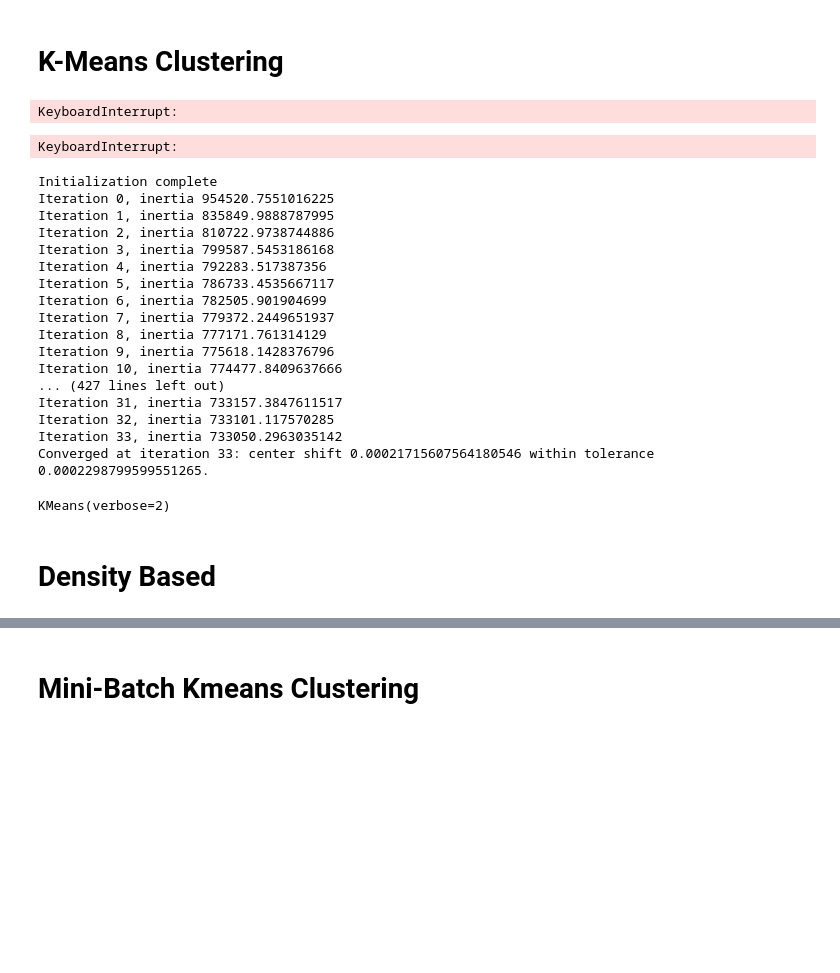
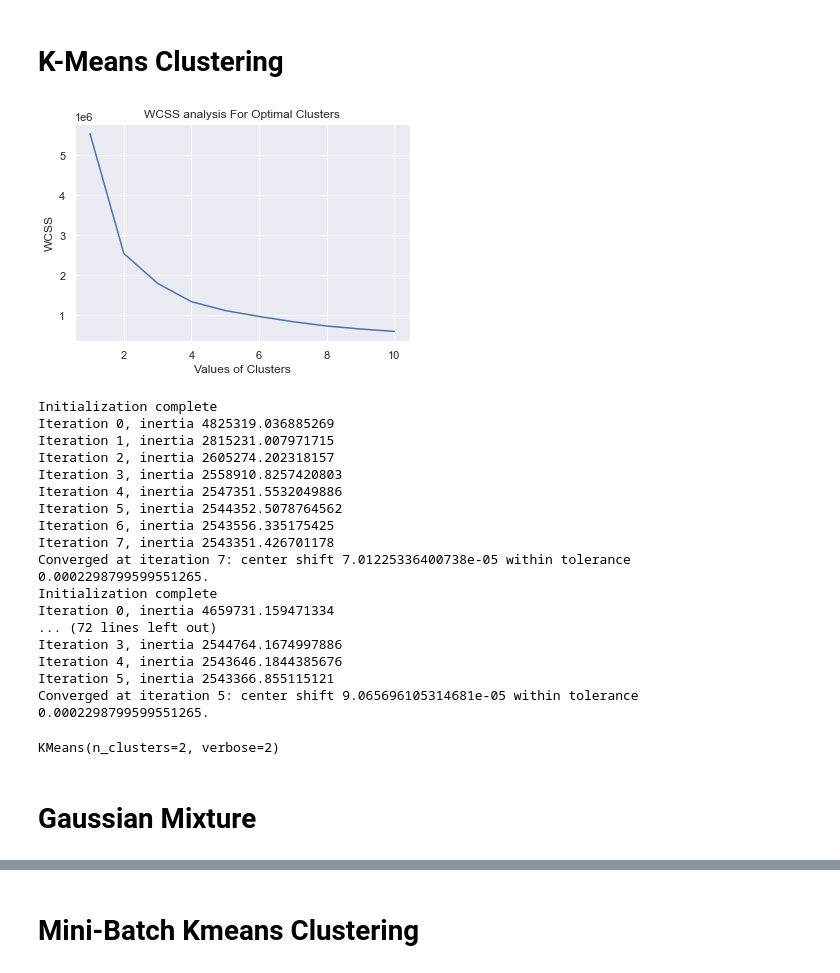
Before and after one commit to Shaeyi-lu/MLProject, a Jupyter notebook: Unsupervised Model.ipynb, the cells around one changed output, grey strips where cells are left out. Drawn from its saved outputs; the diff is of its cells as text; code cells hidden in the pictures; blank space fills up the shorter version.

Commit message:
Updated Clustering Models

```diff
--- a/Unsupervised Model.ipynb
+++ b/Unsupervised Model.ipynb
@@ -57,13 +51,3 @@ sns.heatmap(corr,mask=mask,vmin=-1,cmap='viridis',annot=False)
 # %% [output]
 <AxesSubplot:>
 [figure]
-# %%
-zerotoone = track_df[['acousticness','danceability','loudness','speechiness','energy','instrumentalness','liveness','valence','year']]
-dataframe=zerotoone.copy()
-dataframe_plot=dataframe[dataframe.year>1950]
-#dataframe_plot=dataframe_plot.reset_index(drop==True)
-dataframe_plot.set_index('year',inplace=True)
-
-sns.set_style('whitegrid')
-dataframe_plot.plot(figsize=(12,11),style='--')
-sns.despine(left=True,bottom=True)
@@ -142,52 +123,46 @@ pca_dfp=pca.transform(scaled_df)
 # %%
 from sklearn.cluster import KMeans
 from sklearn.metrics import silhouette_score
-# %%
-#k-means - find number of clusters
-
-range_n_clusters = [2, 3, 4, 5, 6, 7, 8]
-silhouette_avg = []
-for num_clusters in range_n_clusters:
-    kmeans = KMeans(n_clusters=num_clusters)
-    kmeans.fit(pca_dfp)
-    cluster_labels = kmeans.labels_
-# %% [output]
-KeyboardInterrupt:
+# %%
+wcss=[]
+for i in range(1,11):
+    kmeans=KMeans(n_clusters=i,random_state=0)
+    kmeans.fit(pca_dfp)
+    wcss.append(kmeans.inertia_)
 # %%
-# silhouette score
-silhouette_avg.append(silhouette_score(pca_dfp, cluster_labels))
-plt.plot(range_n_clusters,silhouette_avg,'bx-')
-plt.xlabel('Values of K')
-plt.ylabel('Silhouette score')
-plt.title('Silhouette analysis For Optimal k')
+sns.set()
+plt.plot(range(1,11),wcss)
+plt.xlabel('Values of Clusters')
+plt.ylabel('WCSS')
+plt.title('WCSS analysis For Optimal Clusters')
 plt.show()
 # %% [output]
-KeyboardInterrupt:
+[figure, added]
 # %%
-kmeans=KMeans(n_clusters=8 , verbose=2)
+kmeans=KMeans(n_clusters=2 , verbose=2)
 kmeans.fit(pca_dfp)
 # %% [output]
 Initialization complete
-Iteration 0, inertia 954520.7551016225
-Iteration 1, inertia 835849.9888787995
-Iteration 2, inertia 810722.9738744886
-Iteration 3, inertia 799587.5453186168
-Iteration 4, inertia 792283.517387356
-Iteration 5, inertia 786733.4535667117
-Iteration 6, inertia 782505.901904699
-Iteration 7, inertia 779372.2449651937
-Iteration 8, inertia 777171.761314129
-Iteration 9, inertia 775618.1428376796
-Iteration 10, inertia 774477.8409637666
-... (427 lines left out)
-Iteration 31, inertia 733157.3847611517
-Iteration 32, inertia 733101.117570285
-Iteration 33, inertia 733050.2963035142
-Converged at iteration 33: center shift 0.00021715607564180546 within tolerance 0.0002298799599551265.
+Iteration 0, inertia 4825319.036885269
+Iteration 1, inertia 2815231.007971715
+Iteration 2, inertia 2605274.202318157
+Iteration 3, inertia 2558910.8257420803
+Iteration 4, inertia 2547351.5532049886
+Iteration 5, inertia 2544352.5078764562
+Iteration 6, inertia 2543556.335175425
+Iteration 7, inertia 2543351.426701178
+Converged at iteration 7: center shift 7.01225336400738e-05 within tolerance 0.0002298799599551265.
+Initialization complete
+Iteration 0, inertia 4659731.159471334
+... (72 lines left out)
+Iteration 3, inertia 2544764.1674997886
+Iteration 4, inertia 2543646.1844385676
+Iteration 5, inertia 2543366.855115121
+Converged at iteration 5: center shift 9.065696105314681e-05 within tolerance 0.0002298799599551265.
-KMeans(verbose=2)
+KMeans(n_clusters=2, verbose=2)
 # %%
 spotify_kmeans=track_dfp.copy()
 spotify_kmeans['cluster_label']=kmeans.predict(pca_dfp)
-# %% [markdown]
-# Density Based
+# %% [markdown]
+# Gaussian Mixture
 # %%
```
Also changed, not shown: parts of 14 cells of this notebook.
